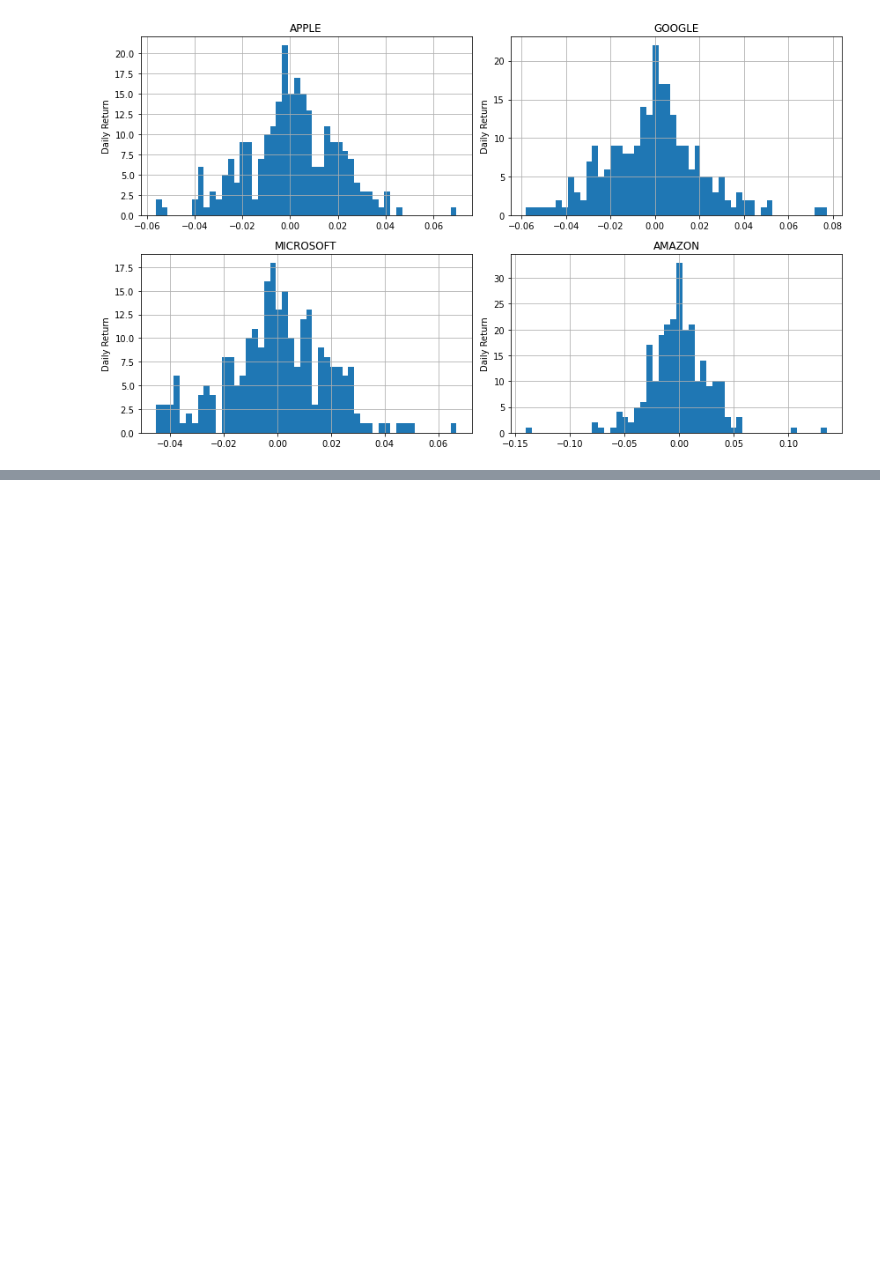
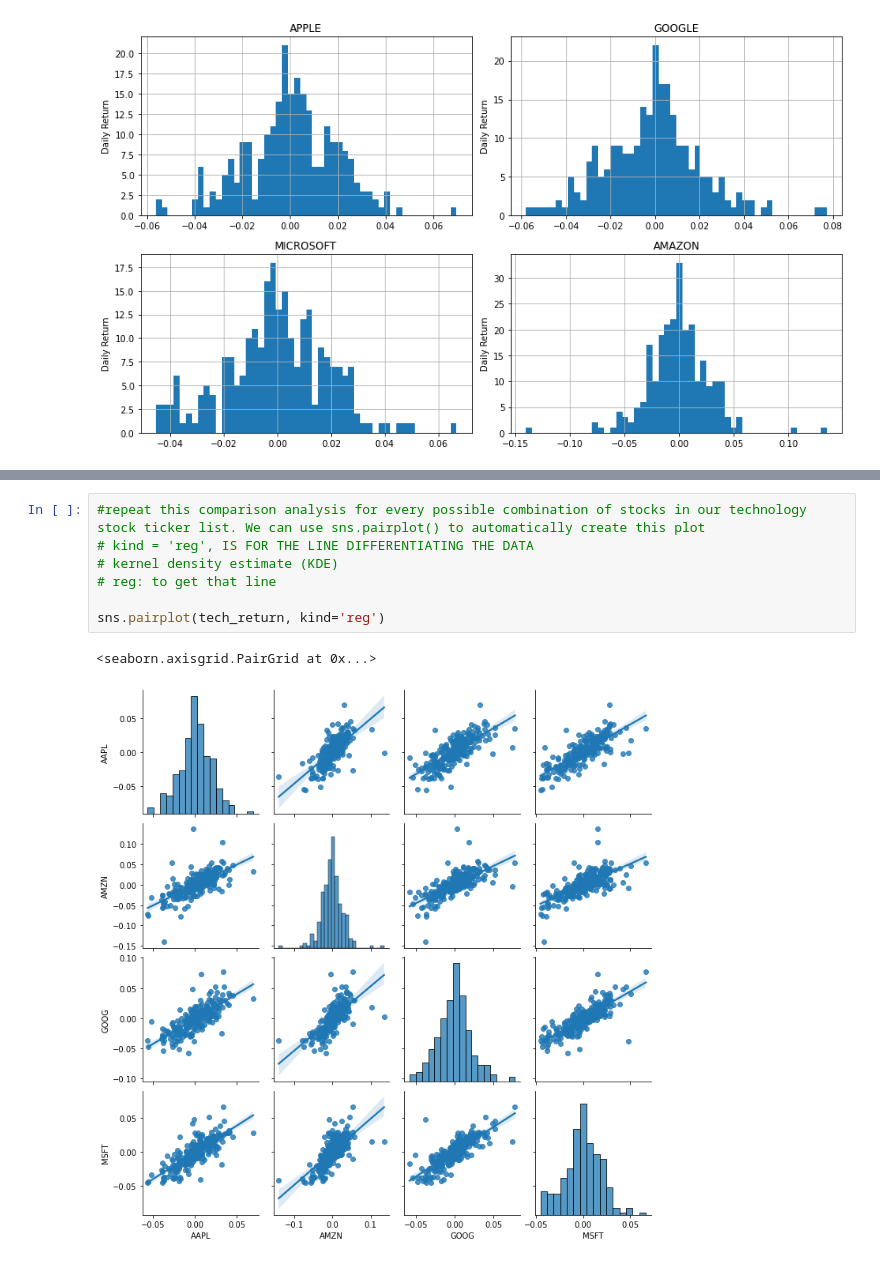
Before and after one commit to BANZOM/Stock_Market_Price_Prediction_by_LSTM, a Jupyter notebook: stocks_market_prediction_usingLSTM.ipynb, the cells around one changed output, grey strips where cells are left out. Cells and saved outputs as stored; diff of their text form; blank space fills up the shorter version.

```diff
--- a/stocks_market_prediction_usingLSTM.ipynb
+++ b/stocks_market_prediction_usingLSTM.ipynb
@@ -278,0 +281,10 @@ closing_df.head()
+# %%
+#repeat this comparison analysis for every possible combination of stocks in our technology stock ticker list. We can use sns.pairplot() to automatically create this plot
+# kind = 'reg', IS FOR THE LINE DIFFERENTIATING THE DATA
+# kernel density estimate (KDE)
+# reg: to get that line
+
+sns.pairplot(tech_return, kind='reg')
+# %% [output]
+<seaborn.axisgrid.PairGrid at 0x...>
+[figure, added]
```
Also changed, not shown: parts of 20 cells of this notebook.
